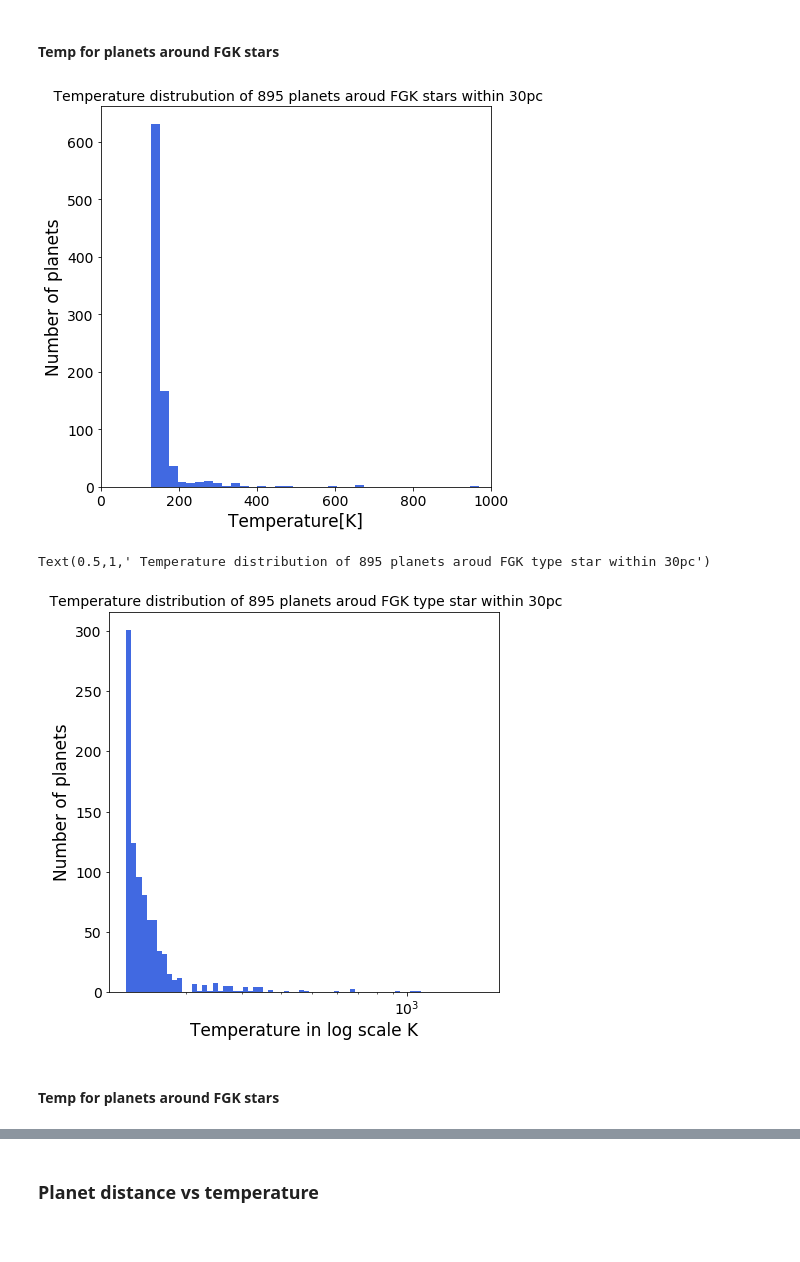
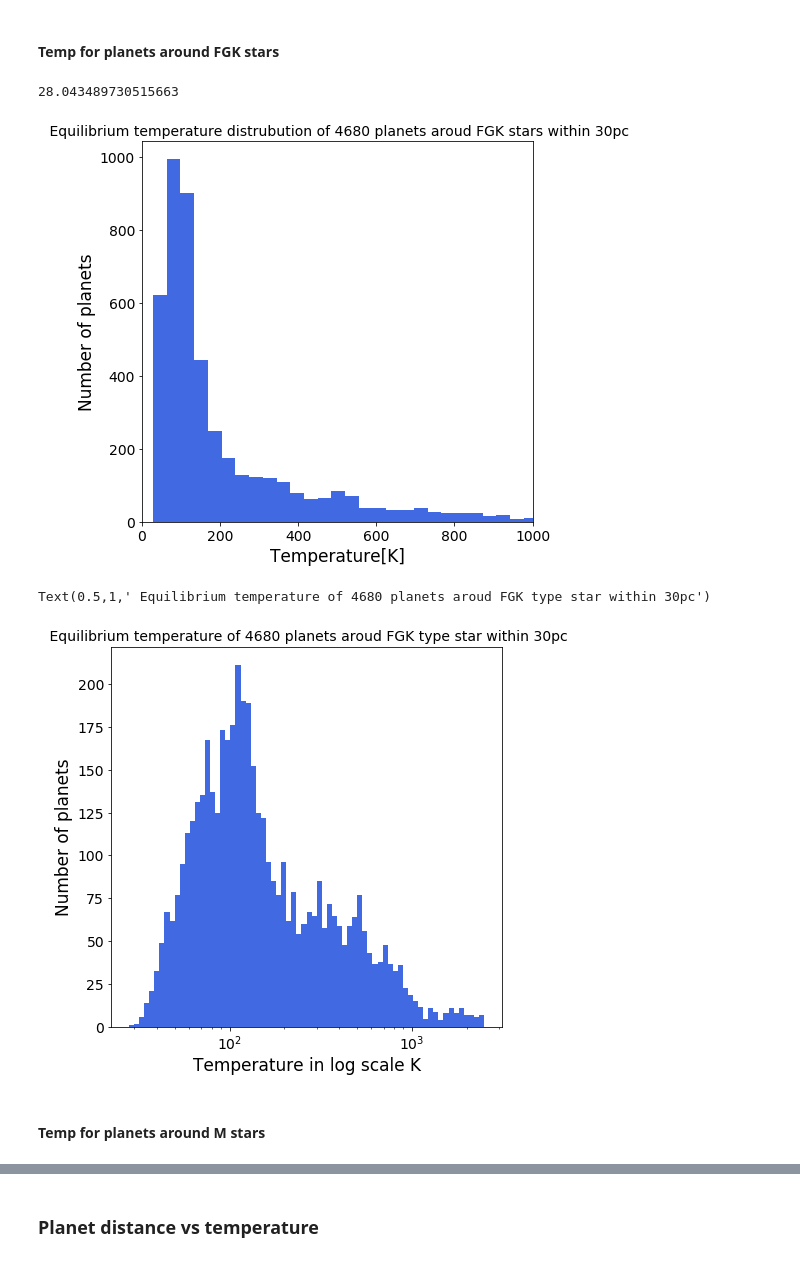
Before and after one commit to LorenzoZhu/2019_summer_research, a Jupyter notebook: simulation(2).ipynb, the cells around one changed output, grey strips where cells are left out. Drawn from its saved outputs; the diff is of its cells as text; code cells hidden in the pictures.

Commit message:
updated the planet population

```diff
--- a/simulation(2).ipynb
+++ b/simulation(2).ipynb
@@ -30,3 +28,7 @@ plt.rc('figure', titlesize=BIGGER_SIZE)  # fontsize of the figure title
 
 #astropy quantity support
 quantity_support()
+
+#define the function to find indices of values in a list with condition
+def find_indices(lst, condition):
+    return [i for i, elem in enumerate(lst) if condition(elem)]
@@ -36,7 +36,7 @@ quantity_support()
 #setup simulation
 #a detailed describition is in readme.pdf
 specs = {"modules": {
-      "PlanetPopulation": "JupiterTwin",
+      "PlanetPopulation": "KeplerLike2",
       "StarCatalog": "EXOCAT1",
       "OpticalSystem": "Nemati",
       "ZodiacalLight": "Stark",
@@ -45,13 +45,13 @@ specs = {"modules": {
       "PostProcessing": " ",
       "Completeness": " ",
       "TargetList": " ",
-      "SimulatedUniverse": "SAG13Universe"},
+      "SimulatedUniverse": "KeplerLikeUniverse"},
       "scienceInstruments": [{ "name": "imager"}],
       "starlightSuppressionSystems": [{ "name": "coronagraph"}],
       "explainFiltering": True}
 # %%
 #instantiate all modules
-SU = EXOSIMS.SimulatedUniverse.SAG13Universe.SAG13Universe(**specs)
+SU = EXOSIMS.SimulatedUniverse.KeplerLikeUniverse.KeplerLikeUniverse(**specs)
 # %% [output]
 Imported TargetList (prototype module) from EXOSIMS.Prototypes.TargetList
 Imported EXOCAT1 (specific module) from EXOSIMS.StarCatalog.EXOCAT1
@@ -230,25 +239,28 @@ FGK_T = np.power((1-FGK_albedo)*FGKstar_lum/(16.*np.pi*(FGK_dist**2.)*sigma),1./
 #change astropy unit to floats
 FGK_Temp = FGK_T.value
 
+#define the indices of planets with reasonable temperature
+FGK_temp_id = find_indices(FGK_Temp, lambda i: i<=2500)
+
 #limt the range of the temperature to get rid of the extremes
-Temp_FGK = []
-for i in FGK_Temp:
-    if i < 2500:
-        Temp_FGK.append(i)
+Temp_FGK = [FGK_Temp[i] for i in FGK_temp_id]
 
 FGK_len_new = len(Temp_FGK)
 # %%
 plt.figure(figsize=(7,7))
 
 hist, FGK_Tbins, _ = plt.hist(Temp_FGK, bins=70,color="royalblue")
 plt.xlim(0,1000)
 plt.xlabel('Temperature[K]')
 plt.ylabel('Number of planets')
-plt.title(' Temperature distrubution of %d planets aroud FGK stars within 30pc'%FGK_len_new)
+plt.title(' Equilibrium temperature distrubution of %d planets aroud FGK stars within 30pc'%FGK_len_new)
 
 plt.savefig('FGK-T.png')
+
+print(min(Temp_FGK))
 # %% [output]
+28.043489730515663
-[figure, old version]
+[figure, new version]
 # %%
 plt.figure(figsize=(7,7))
 
@@ -258,12 +270,12 @@ plt.gca().set_xscale("log")
 
 plt.xlabel('Temperature in log scale K')
 plt.ylabel('Number of planets')
-plt.title(' Temperature distribution of %d planets aroud FGK type star within 30pc'%FGK_len_new)
+plt.title(' Equilibrium temperature of %d planets aroud FGK type star within 30pc'%FGK_len_new)
 # %% [output]
-Text(0.5,1,' Temperature distribution of 895 planets aroud FGK type star within 30pc')
+Text(0.5,1,' Equilibrium temperature of 4680 planets aroud FGK type star within 30pc')
-[figure, old version]
+[figure, new version]
 # %% [markdown]
-#### Temp for planets around FGK stars
+#### Temp for planets around M stars
 # %%
 #caculate the tempurature in K
 M_T = np.power((1-M_albedo)*Mstar_lum/(16.*np.pi*(M_dist**2.)*sigma),1./4)
```
Also changed, not shown: parts of 25 cells of this notebook.
